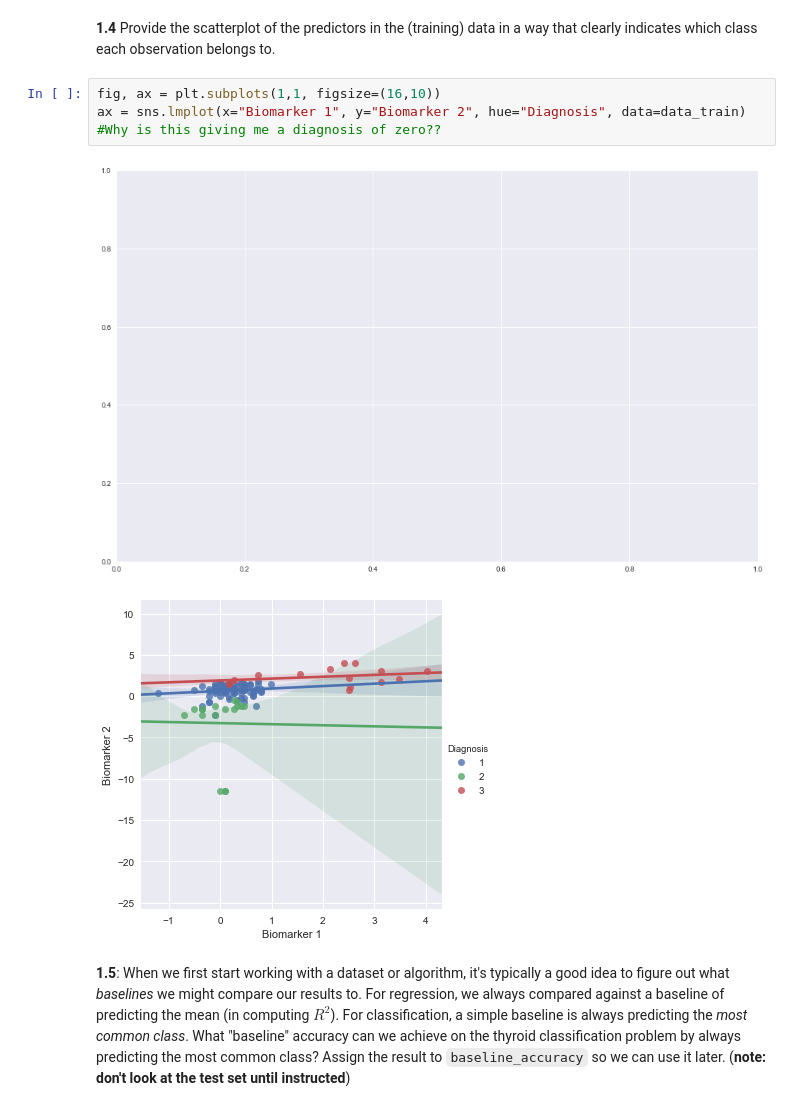
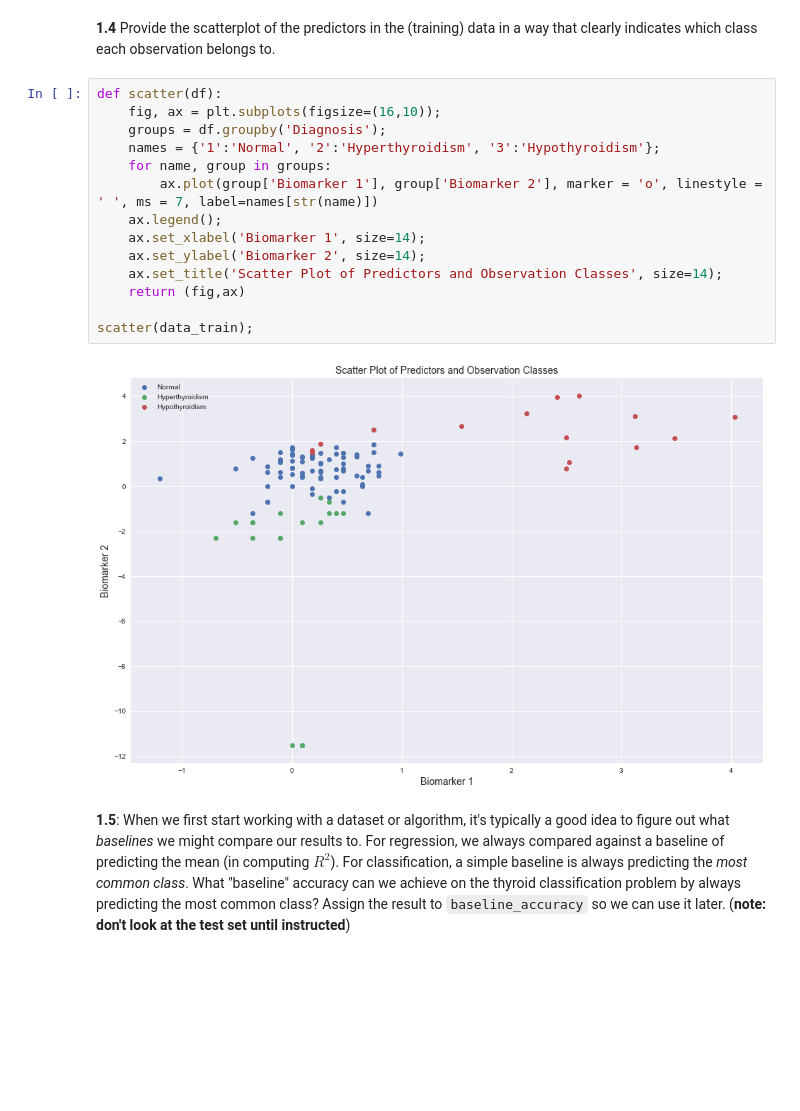
Before and after one commit to avrielepps/CS109AHW, a Jupyter notebook: cs109a_hw7_109/cs109a_hw7-Copy1.ipynb, the cells around one changed output. Cells and saved outputs as stored; diff of their text form; blank space fills up the shorter version.

```diff
--- a/cs109a_hw7_109/cs109a_hw7-Copy1.ipynb
+++ b/cs109a_hw7_109/cs109a_hw7-Copy1.ipynb
@@ -190,13 +190,22 @@ display(data_train.groupby('Diagnosis').count())
 | 3 | 15 | 15 |
 # %% [markdown]
 **1.4** Provide the scatterplot of the predictors in the (training) data in a way that clearly indicates which class each observation belongs to.
-# %%
-fig, ax = plt.subplots(1,1, figsize=(16,10))
-ax = sns.lmplot(x="Biomarker 1", y="Biomarker 2", hue="Diagnosis", data=data_train)
-#Why is this giving me a diagnosis of zero??
-# %% [output]
-[figure, removed]
-[figure, removed]
+# %%
+def scatter(df):
+    fig, ax = plt.subplots(figsize=(16,10));
+    groups = df.groupby('Diagnosis');
+    names = {'1':'Normal', '2':'Hyperthyroidism', '3':'Hypothyroidism'};
+    for name, group in groups:
+        ax.plot(group['Biomarker 1'], group['Biomarker 2'], marker = 'o', linestyle = ' ', ms = 7, label=names[str(name)])
+    ax.legend();
+    ax.set_xlabel('Biomarker 1', size=14);
+    ax.set_ylabel('Biomarker 2', size=14);
+    ax.set_title('Scatter Plot of Predictors and Observation Classes', size=14);
+    return (fig,ax)
+
+scatter(data_train);
+# %% [output]
+[figure, added]
 # %% [markdown]
 **1.5**: When we first start working with a dataset or algorithm, it's typically a good idea to figure out what *baselines* we might compare our results to. For regression, we always compared against a baseline of predicting the mean (in computing $R^2$). For classification, a simple baseline is always predicting the *most common class*. What "baseline" accuracy can we achieve on the thyroid classification problem by always predicting the most common class? Assign the result to `baseline_accuracy` so we can use it later. (**note: don't look at the test set until instructed**)
 # %%
```
Also changed, not shown: parts of 23 cells of this notebook.
